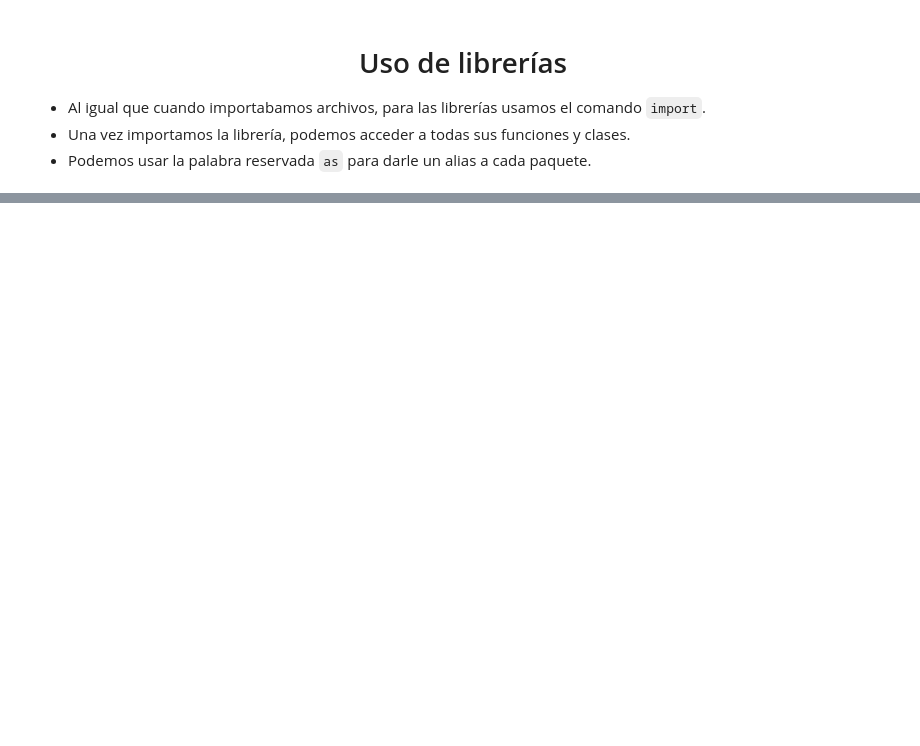
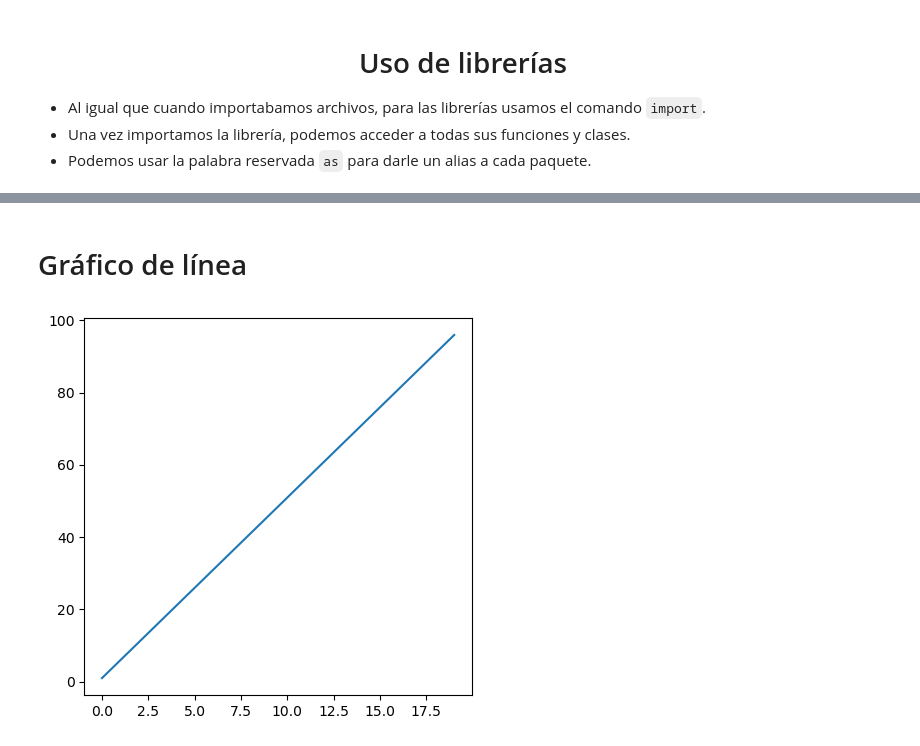
Before and after one commit to alceballosa/programming_fundamentals_py, a Jupyter notebook: Semana_6_1.ipynb, the cells around one changed output, grey strips where cells are left out. Cells and saved outputs as stored; diff of their text form; code cells hidden in the pictures; blank space fills up the shorter version.

```diff
--- a/Semana_6_1.ipynb
+++ b/Semana_6_1.ipynb
@@ -93 +407,19 @@
 import numpy as np
+# %% [markdown]
+# Gráfico de línea
+# %%
+#Para graficar necesitamos unos datos
+datos = np.arange(1,100,5)
+
+#Generamos la figura y definimos el tamaño y la resolución
+fig = plt.figure( figsize=(5,5), dpi = 100)
+
+#La función plot nos permite dibujar líneas
+#Si mandamos solamente un arreglo, matplotlib asume que el arreglo es la variable y y asigna automáticamente
+#la x.
+plt.plot(datos)
+
+#Finalmente, mostramos la figura
+plt.show()
+# %% [output]
+[figure, added]
```
Also changed, not shown: parts of 59 cells of this notebook, 2 other files.
